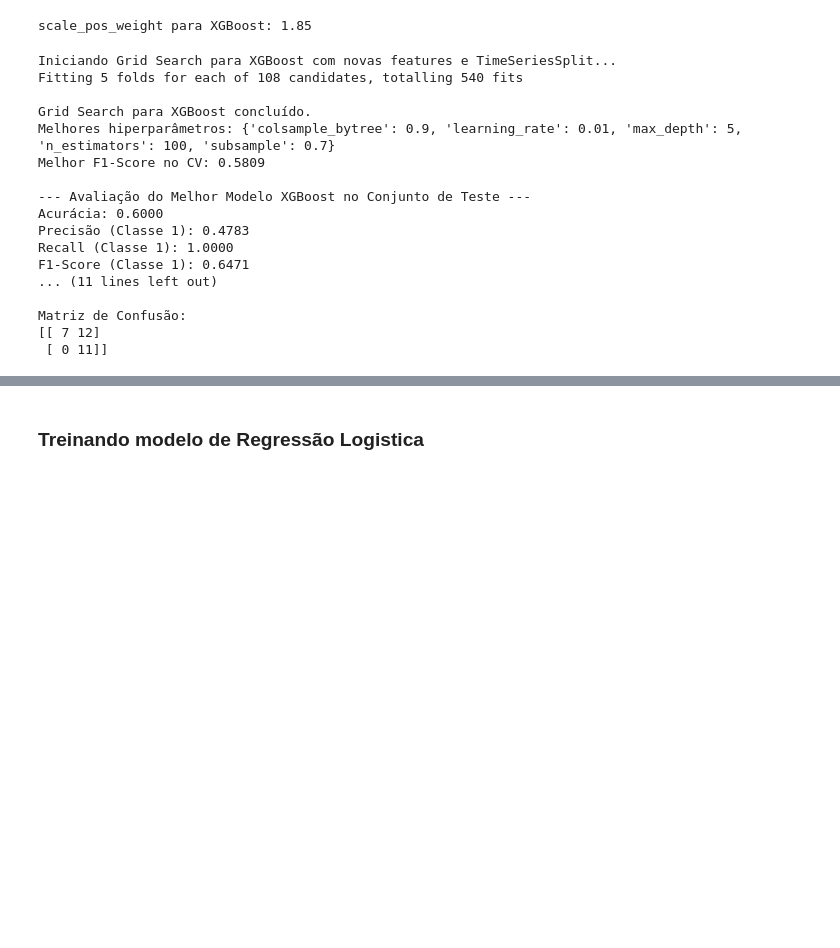
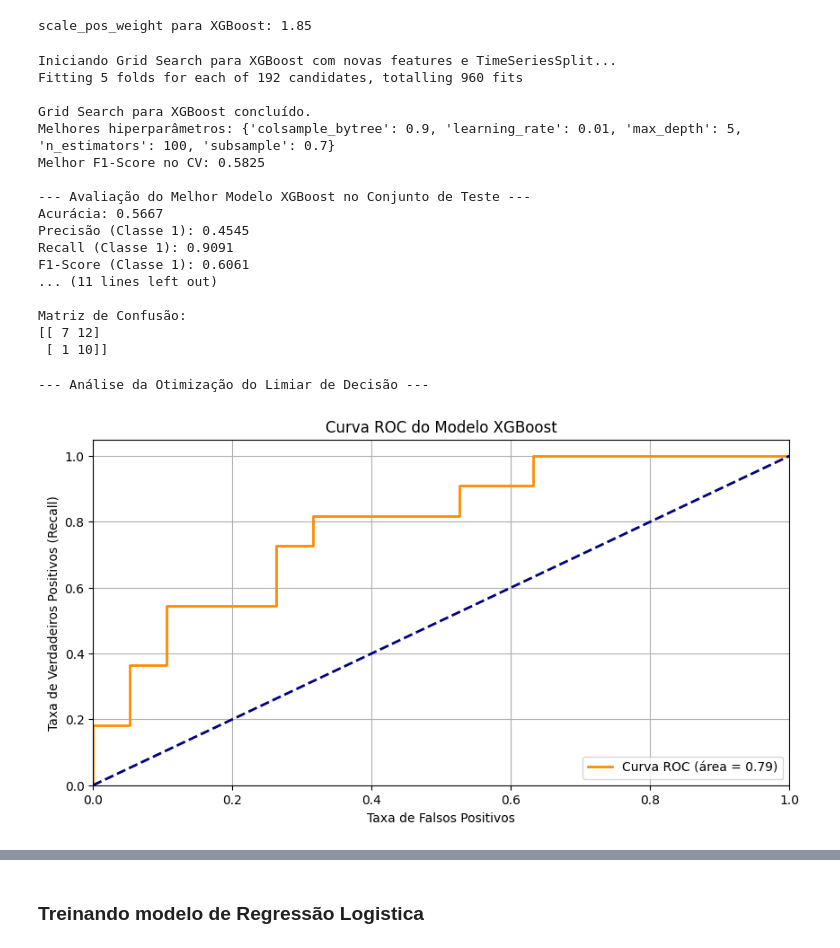
Before and after one commit to LohSilva/projeto_ibovespa, a Jupyter notebook: codigo/ibovespa.ipynb, the cells around one changed output, grey strips where cells are left out. Drawn from its saved outputs; the diff is of its cells as text; code cells hidden in the pictures; blank space fills up the shorter version.

Commit message:
Update Desenvolvimento Modelo ML - V04

```diff
--- a/codigo/ibovespa.ipynb
+++ b/codigo/ibovespa.ipynb
@@ -597,6 +659,9 @@ novas_features_tecnicas_final = [
     'retorno_pct',
     'SMA_10', 'SMA_20', 'SMA_50',
     'SMA_10_vs_20', 'SMA_20_vs_50',
+    'RSI',
+    'MACD', 'MACD_signal', 'MACD_hist',
+    'ATR',
 ]
 
 features_para_o_modelo = features_base_final + lag_features_final + novas_features_tecnicas_final
@@ -686,8 +768,8 @@ scale_pos_weight para XGBoost: 1.85
 #Comece com uma gama mais ampla para entender o impacto
 # E então refine, se necessário. Não otimize todos de uma vez.
 param_grid = {
-    'n_estimators': [100, 200, 300],
-    'learning_rate': [0.01, 0.05, 0.1],
+    'n_estimators': [100, 200, 300, 500],
+    'learning_rate': [0.01, 0.02, 0.05 ,0.1],
     'max_depth': [3, 5, 7],
     'subsample': [0.7, 0.9],
     'colsample_bytree': [0.7, 0.9],
@@ -725,19 +807,43 @@ print("\nMatriz de Confusão:")
 print(confusion_matrix(y_test, y_pred_xgb))
 # %% [output]
 Iniciando Grid Search para XGBoost com novas features e TimeSeriesSplit...
-Fitting 5 folds for each of 108 candidates, totalling 540 fits
+Fitting 5 folds for each of 192 candidates, totalling 960 fits
 
 Grid Search para XGBoost concluído.
 Melhores hiperparâmetros: {'colsample_bytree': 0.9, 'learning_rate': 0.01, 'max_depth': 5, 'n_estimators': 100, 'subsample': 0.7}
-Melhor F1-Score no CV: 0.5809
+Melhor F1-Score no CV: 0.5825
 
 --- Avaliação do Melhor Modelo XGBoost no Conjunto de Teste ---
-Acurácia: 0.6000
-Precisão (Classe 1): 0.4783
-Recall (Classe 1): 1.0000
-F1-Score (Classe 1): 0.6471
+Acurácia: 0.5667
+Precisão (Classe 1): 0.4545
+Recall (Classe 1): 0.9091
+F1-Score (Classe 1): 0.6061
 ... (11 lines left out)
 
 Matriz de Confusão:
 [[ 7 12]
- [ 0 11]]
+ [ 1 10]]
+# %%
+#Obter as probabilidades de previsão da classe 1 no conjunto de teste
+y_pred_proba = best_xgb_model.predict_proba(X_test_scaled)[:, 1]
+
+print("\n--- Análise da Otimização do Limiar de Decisão ---")
+
+#Plot da Curva ROC
+fpr, tpr, thresholds_roc = roc_curve(y_test, y_pred_proba)
+roc_auc = auc(fpr, tpr)
+
+plt.figure(figsize=(10, 5))
+plt.plot(fpr, tpr, color='darkorange', lw=2, label=f'Curva ROC (área = {roc_auc:.2f})')
+plt.plot([0, 1], [0, 1], color='navy', lw=2, linestyle='--')
+plt.xlim([0.0, 1.0])
+plt.ylim([0.0, 1.05])
+plt.xlabel('Taxa de Falsos Positivos')
+plt.ylabel('Taxa de Verdadeiros Positivos (Recall)')
+plt.title('Curva ROC do Modelo XGBoost')
+plt.legend(loc="lower right")
+plt.grid(True)
+plt.show()
+# %% [output]
+--- Análise da Otimização do Limiar de Decisão ---
+[figure, added]
```
Also changed, not shown: parts of 26 cells of this notebook.
